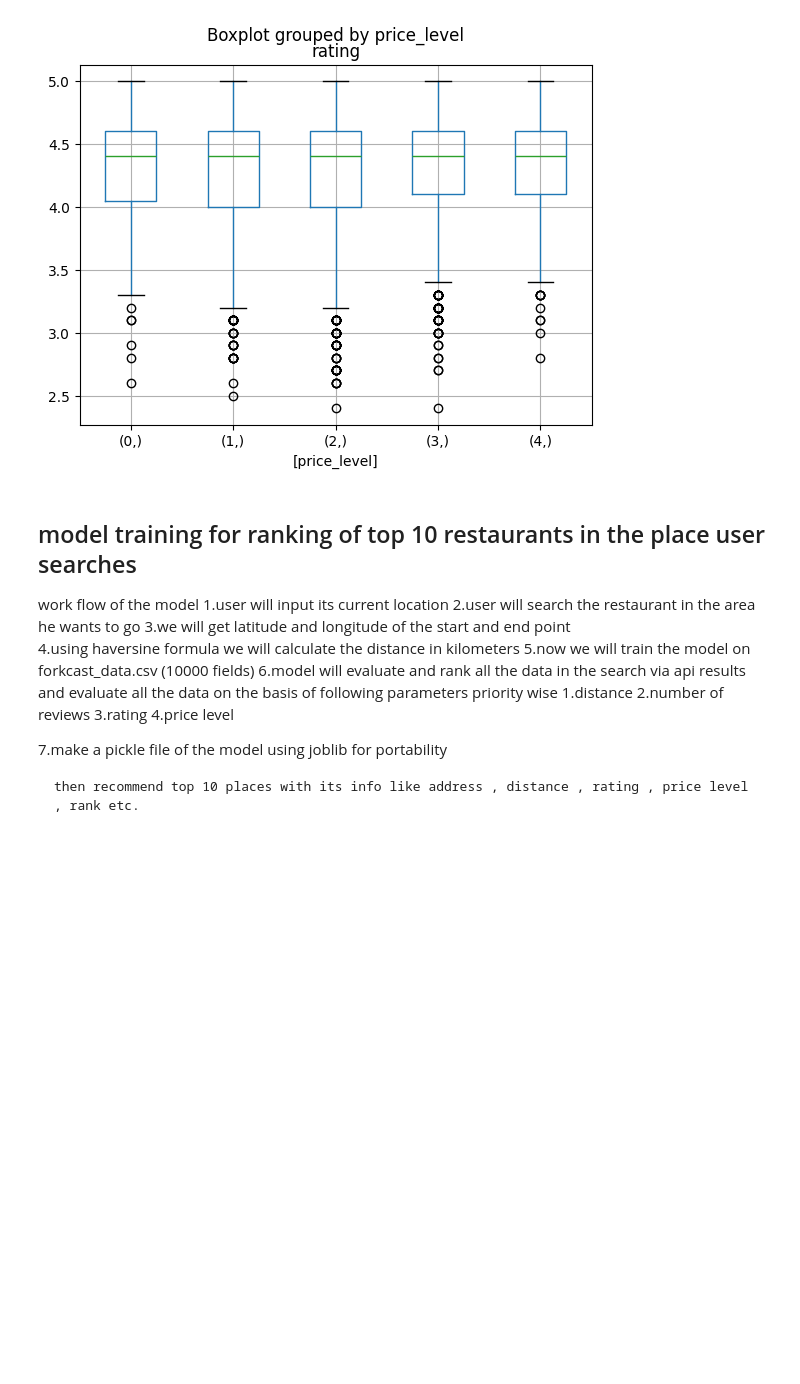
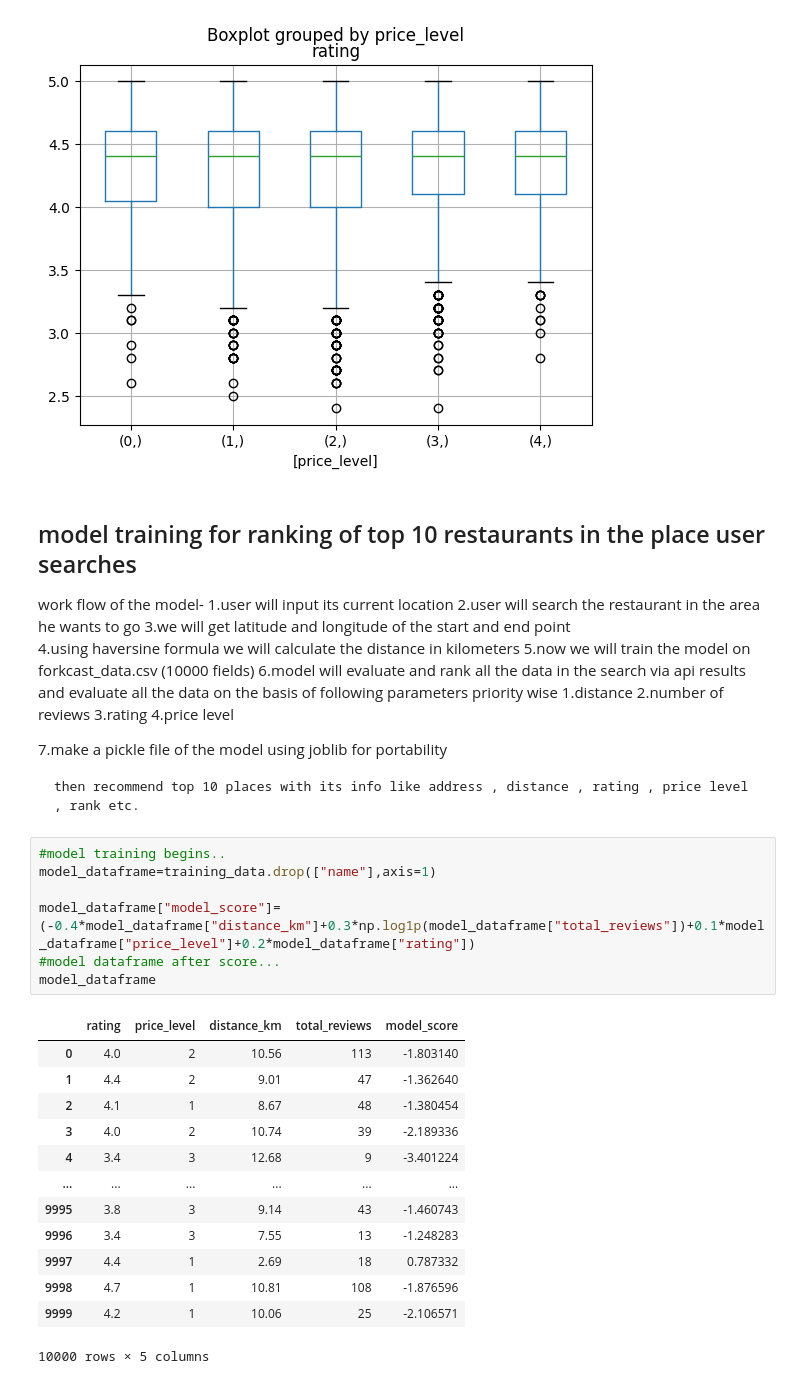
Before and after one commit to Sujal-prasad/forkcast-web-app, a Jupyter notebook: notebook/model_training.ipynb, the cells around one changed output. Cells and saved outputs as stored; diff of their text form; blank space fills up the shorter version.

Commit message:
some model training

```diff
--- a/notebook/model_training.ipynb
+++ b/notebook/model_training.ipynb
@@ -141,7 +141,7 @@ plt.show()
 # %% [markdown]
 model training for ranking of top 10 restaurants in the place user searches
 -----------------------------------------------------------------------------
-work flow of the model
+work flow of the model-
 1.user will input its current location
 2.user will search the restaurant in the area he wants to go
 3.we will get latitude and longitude of the start and end point
@@ -158,3 +158,24 @@ work flow of the model
 7.make a pickle file of the model using joblib for portability
 
     then recommend top 10 places with its info like address , distance , rating , price level , rank etc.
+# %%
+#model training begins..
+model_dataframe=training_data.drop(["name"],axis=1)
+
+model_dataframe["model_score"]=(-0.4*model_dataframe["distance_km"]+0.3*np.log1p(model_dataframe["total_reviews"])+0.1*model_dataframe["price_level"]+0.2*model_dataframe["rating"])
+#model dataframe after score...
+model_dataframe
+# %% [output]
+|  | rating | price_level | distance_km | total_reviews | model_score |
+| 0 | 4.0 | 2 | 10.56 | 113 | -1.803140 |
+| 1 | 4.4 | 2 | 9.01 | 47 | -1.362640 |
+| 2 | 4.1 | 1 | 8.67 | 48 | -1.380454 |
+| 3 | 4.0 | 2 | 10.74 | 39 | -2.189336 |
+| 4 | 3.4 | 3 | 12.68 | 9 | -3.401224 |
+| ... | ... | ... | ... | ... | ... |
+| 9995 | 3.8 | 3 | 9.14 | 43 | -1.460743 |
+| 9996 | 3.4 | 3 | 7.55 | 13 | -1.248283 |
+| 9997 | 4.4 | 1 | 2.69 | 18 | 0.787332 |
+| 9998 | 4.7 | 1 | 10.81 | 108 | -1.876596 |
+| 9999 | 4.2 | 1 | 10.06 | 25 | -2.106571 |
+10000 rows × 5 columns
```
Also changed, not shown: parts of 1 cell of this notebook.
